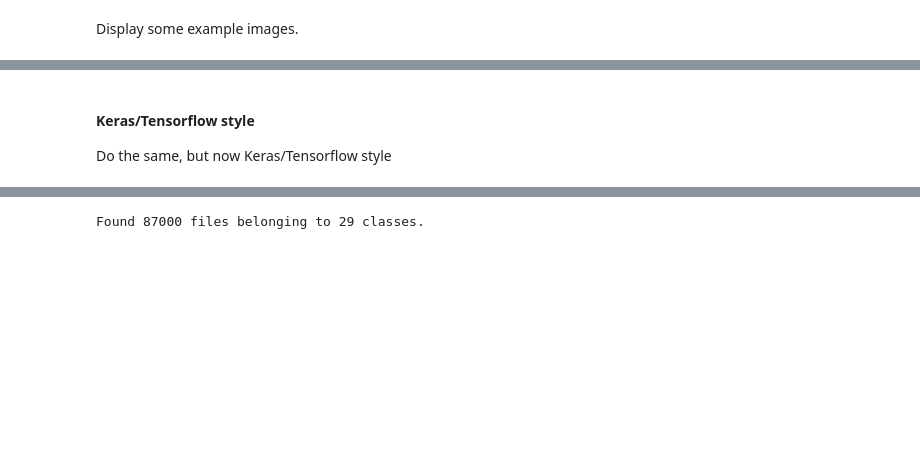
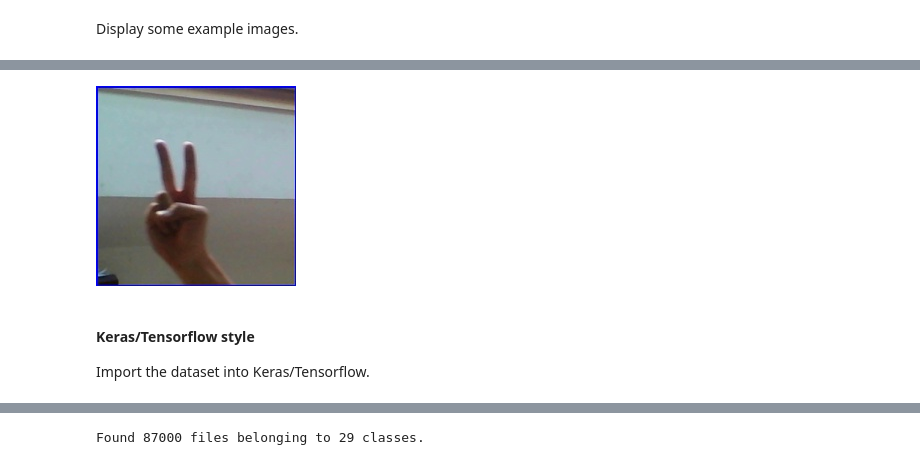
Before and after one commit to dunnkers/optimizers-sign-language, a Jupyter notebook: data-exploration.ipynb, the cells around one changed output, grey strips where cells are left out. Drawn from its saved outputs; the diff is of its cells as text; code cells hidden in the pictures; blank space fills up the shorter version.

Commit message:
Successfully combine datasets

```diff
--- a/data-exploration.ipynb
+++ b/data-exploration.ipynb
@@ -97,3 +153,7 @@ Image(filename=df['filepath'].values[1])
+# %%
+Image(filename=df['filepath'].values[100000])
+# %% [output]
+[figure, added]
 # %% [markdown]
 #### Keras/Tensorflow style
-Do the same, but now Keras/Tensorflow style
+Import the dataset into Keras/Tensorflow.
```
Also changed, not shown: parts of 21 cells of this notebook, 4 other files.
